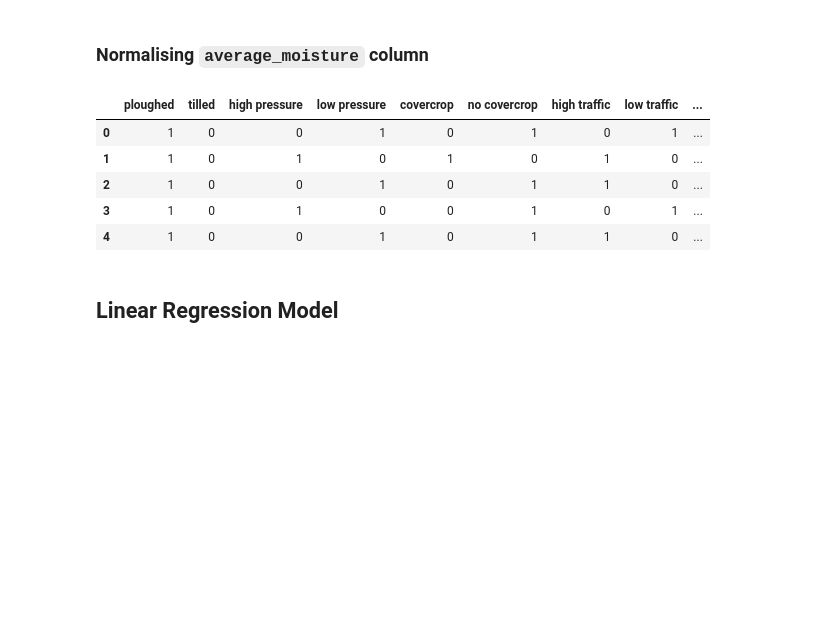
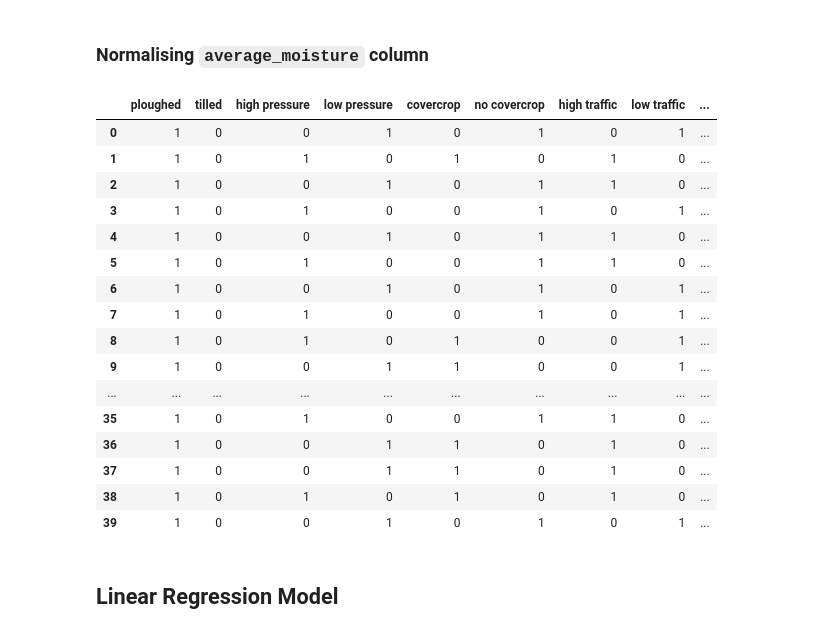
Before and after one commit to ciaranpflanagan/FYP, a Jupyter notebook: treatment_models_moisture.ipynb, the cells around one changed output. Cells and saved outputs as stored; diff of their text form; code cells hidden in the pictures; blank space fills up the shorter version.

```diff
--- a/treatment_models_moisture.ipynb
+++ b/treatment_models_moisture.ipynb
@@ -153,15 +153,30 @@ X.head()
 # %% [markdown]
 ### Normalising `average_moisture` column
 # %%
+# Saving max values for use later when normalising average moisture values
+maxMoisture = X['average_moisture'].max()
+minMoisture = X['average_moisture'].min()
+
 X['average_moisture'] = (X['average_moisture'] - X['average_moisture'].min()) / (X['average_moisture'].max() - X['average_moisture'].min())
-X.head()
+X.head(40)
 # %% [output]
 |  | ploughed | tilled | high pressure | low pressure | covercrop | no covercrop | high traffic | low traffic | ... |
 | 0 | 1 | 0 | 0 | 1 | 0 | 1 | 0 | 1 | ... |
 | 1 | 1 | 0 | 1 | 0 | 1 | 0 | 1 | 0 | ... |
 | 2 | 1 | 0 | 0 | 1 | 0 | 1 | 1 | 0 | ... |
 | 3 | 1 | 0 | 1 | 0 | 0 | 1 | 0 | 1 | ... |
 | 4 | 1 | 0 | 0 | 1 | 0 | 1 | 1 | 0 | ... |
+| 5 | 1 | 0 | 1 | 0 | 0 | 1 | 1 | 0 | ... |
+| 6 | 1 | 0 | 0 | 1 | 0 | 1 | 0 | 1 | ... |
+| 7 | 1 | 0 | 1 | 0 | 0 | 1 | 0 | 1 | ... |
+| 8 | 1 | 0 | 1 | 0 | 1 | 0 | 0 | 1 | ... |
+| 9 | 1 | 0 | 0 | 1 | 1 | 0 | 0 | 1 | ... |
+| ... | ... | ... | ... | ... | ... | ... | ... | ... | ... |
+| 35 | 1 | 0 | 1 | 0 | 0 | 1 | 1 | 0 | ... |
+| 36 | 1 | 0 | 0 | 1 | 1 | 0 | 1 | 0 | ... |
+| 37 | 1 | 0 | 0 | 1 | 1 | 0 | 1 | 0 | ... |
+| 38 | 1 | 0 | 1 | 0 | 1 | 0 | 1 | 0 | ... |
+| 39 | 1 | 0 | 0 | 1 | 0 | 1 | 0 | 1 | ... |
 # %%
 # Splitting data for training & testing
 X_train, X_test, y_train, y_test = train_test_split(X, y, test_size=0.33, random_state=42)
```
Also changed, not shown: parts of 2 cells of this notebook, 1 other file.
